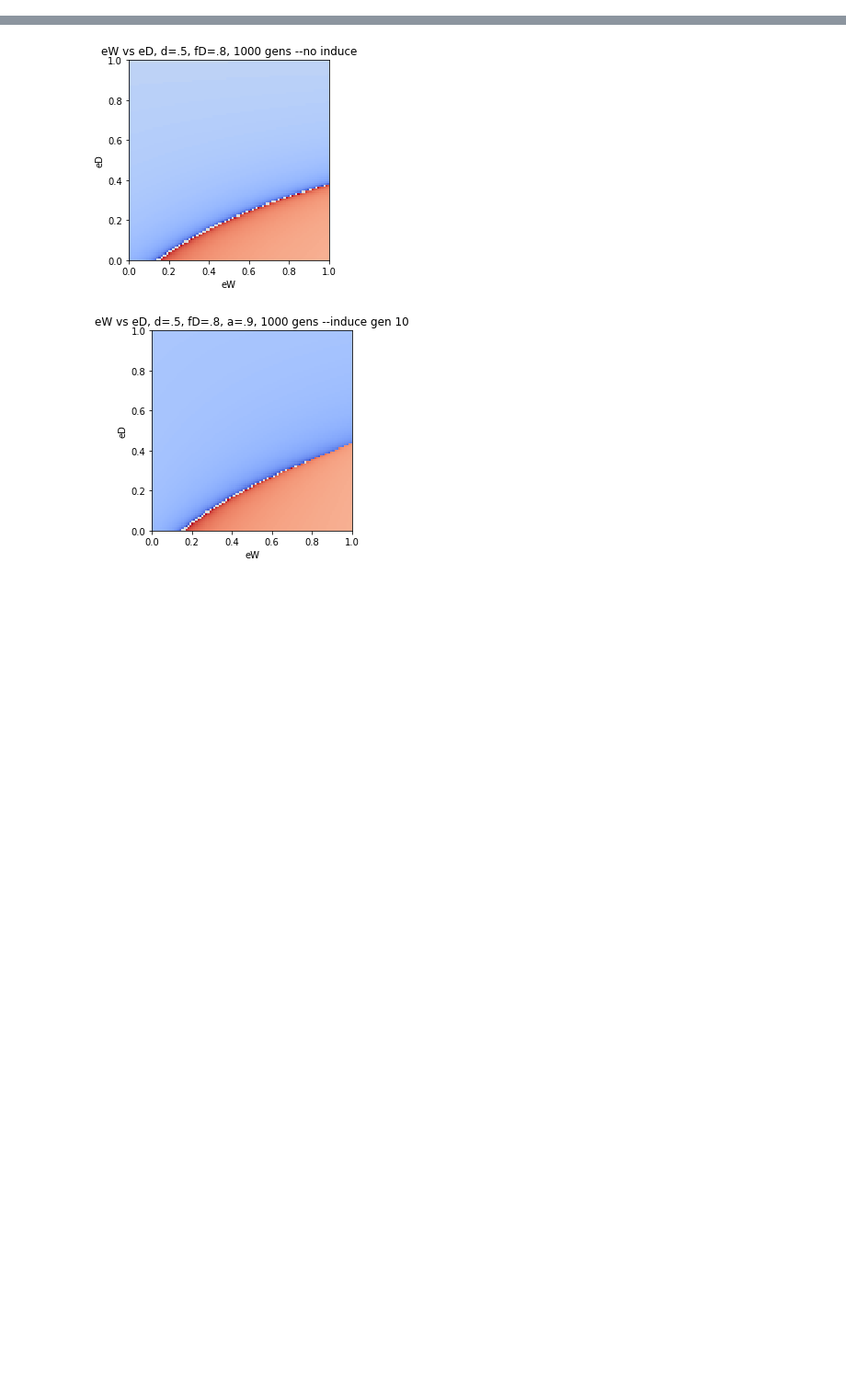
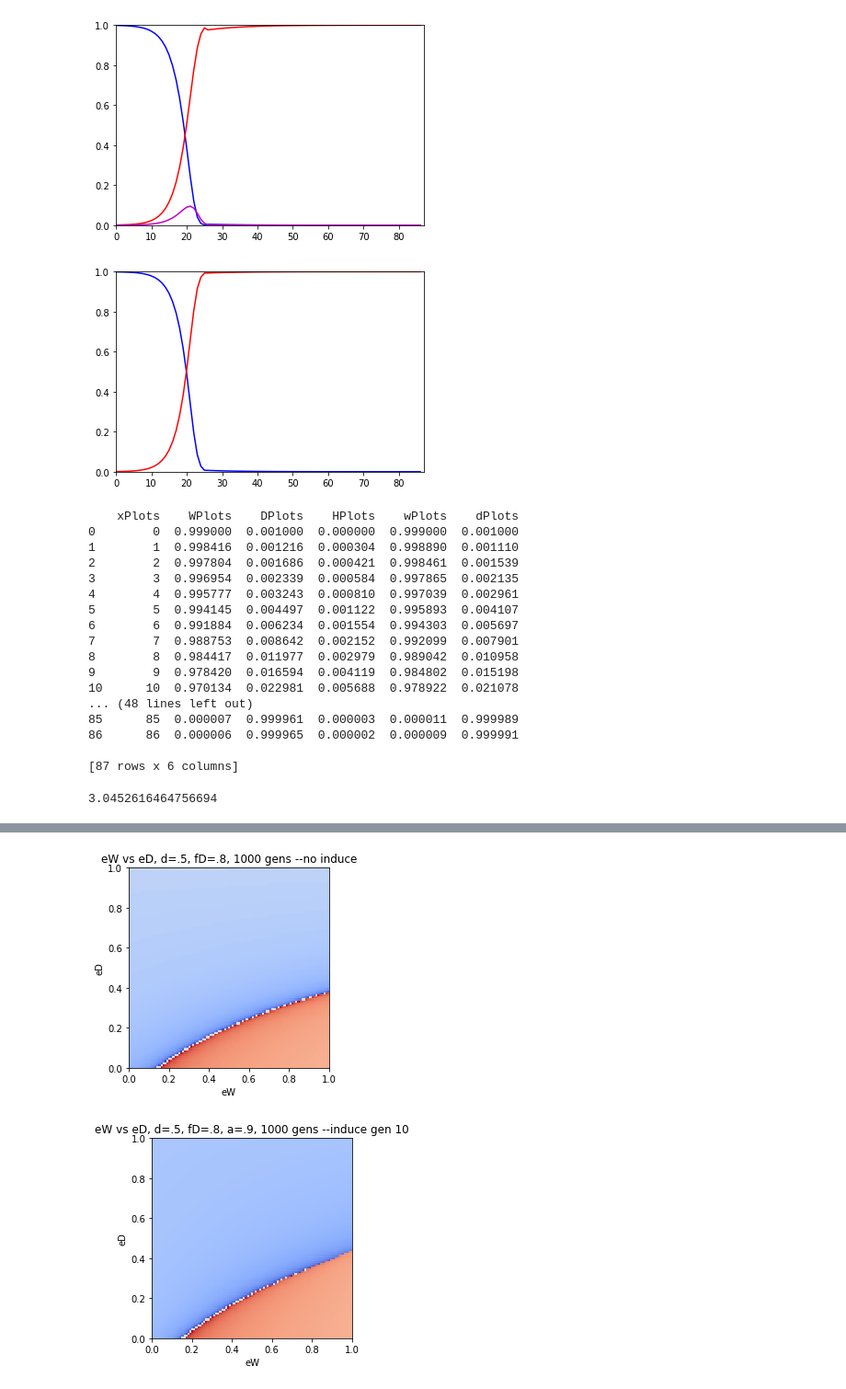
Before and after one commit to mgheffel/CRISPR-Gene-Drive-Population-Model, a Jupyter notebook: AlleleiXRoundErr.ipynb, the cells around one changed output, grey strips where cells are left out. Shown: that part at 92% size. Cells and saved outputs as stored; diff of their text form; code cells hidden in the pictures; blank space fills up the shorter version.

```diff
--- a/AlleleiXRoundErr.ipynb
+++ b/AlleleiXRoundErr.ipynb
@@ -89,10 +89,12 @@ def run_generation_iX(simData):
         wPrime/=total
         dPrime/=total
 
+    fBar=1-(d2*eD*eD)
+    homoW=(w2+2*wd*eD*(1-eW))/fBar
+    homoD=(d2*(1-eD*eD)+2*wd*(1-eD)*eW)/fBar
+    heterozygote=(2*wd*(1-eD)*(1-eW))/fBar
 
-    homoW=(w2+2*wd*eD*(1-eW))
-    homoD=(d2*(1-eD*eD)+2*wd*(1-eD)*eW)
-    heterozygote=(2*wd*(1-eD)*(1-eW))
+    #print(str(simData['curGen'])+' '+str(heterozygote))
     return {'qW':wPrime,'qD':dPrime,'WW':homoW,'DD':homoD,'WD':heterozygote}
 
 
@@ -132,6 +134,30 @@ def run_simulation_iX(simData,graph=False,debug=False):
     if debug:
         print(pd.DataFrame(graphInfo))
     return 0
+# %%
+simData={'qW':.999,'qD':.001,'qH':0,'fW':1,'fD':.8,'h':.5,'eW':.8,'eD':.05,'eDP':.8,'a':.9,'generations':100, 'induceStart':25}
+run_simulation_iX(simData,True,True)
+# %% [output]
+[figure, added]
+[figure, added]
+    xPlots    WPlots    DPlots    HPlots    wPlots    dPlots
+0        0  0.999000  0.001000  0.000000  0.999000  0.001000
+1        1  0.998416  0.001216  0.000304  0.998890  0.001110
+2        2  0.997804  0.001686  0.000421  0.998461  0.001539
+3        3  0.996954  0.002339  0.000584  0.997865  0.002135
+4        4  0.995777  0.003243  0.000810  0.997039  0.002961
+5        5  0.994145  0.004497  0.001122  0.995893  0.004107
+6        6  0.991884  0.006234  0.001554  0.994303  0.005697
+7        7  0.988753  0.008642  0.002152  0.992099  0.007901
+8        8  0.984417  0.011977  0.002979  0.989042  0.010958
+9        9  0.978420  0.016594  0.004119  0.984802  0.015198
+10      10  0.970134  0.022981  0.005688  0.978922  0.021078
+... (48 lines left out)
+85      85  0.000007  0.999961  0.000003  0.000011  0.999989
+86      86  0.000006  0.999965  0.000002  0.000009  0.999991
+
+[87 rows x 6 columns]
+3.0452616464756694
 # %%
 #accumulating rounding errors?
 simData={'qW':.999,'qD':.001,'qH':0,'fW':1,'fD':.8,'h':.5,'eW':.8,'eD':.05,'eDP':.8,'a':.9,'generations':100, 'induceStart':10000}
```
Also changed, not shown: parts of 4 cells of this notebook, 2 other files.
